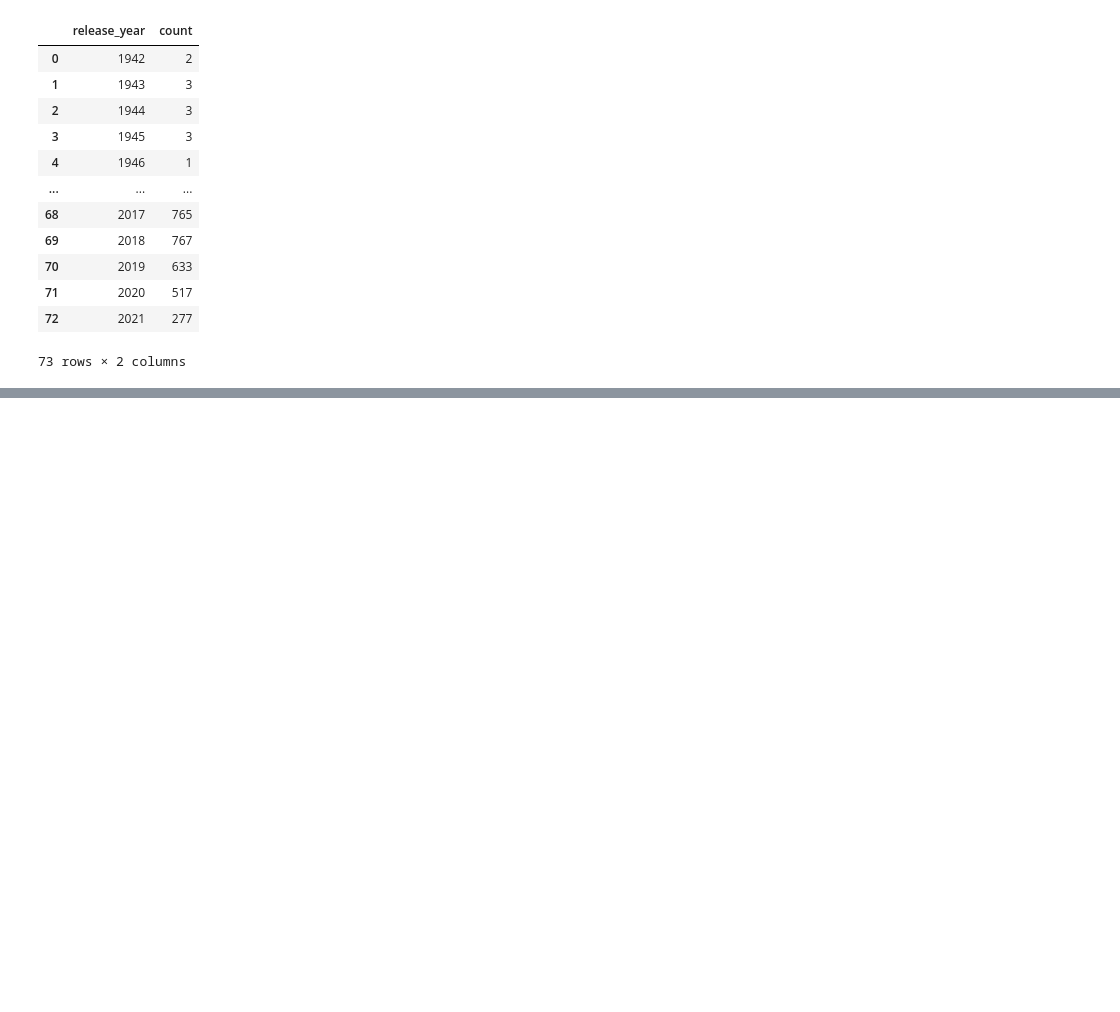
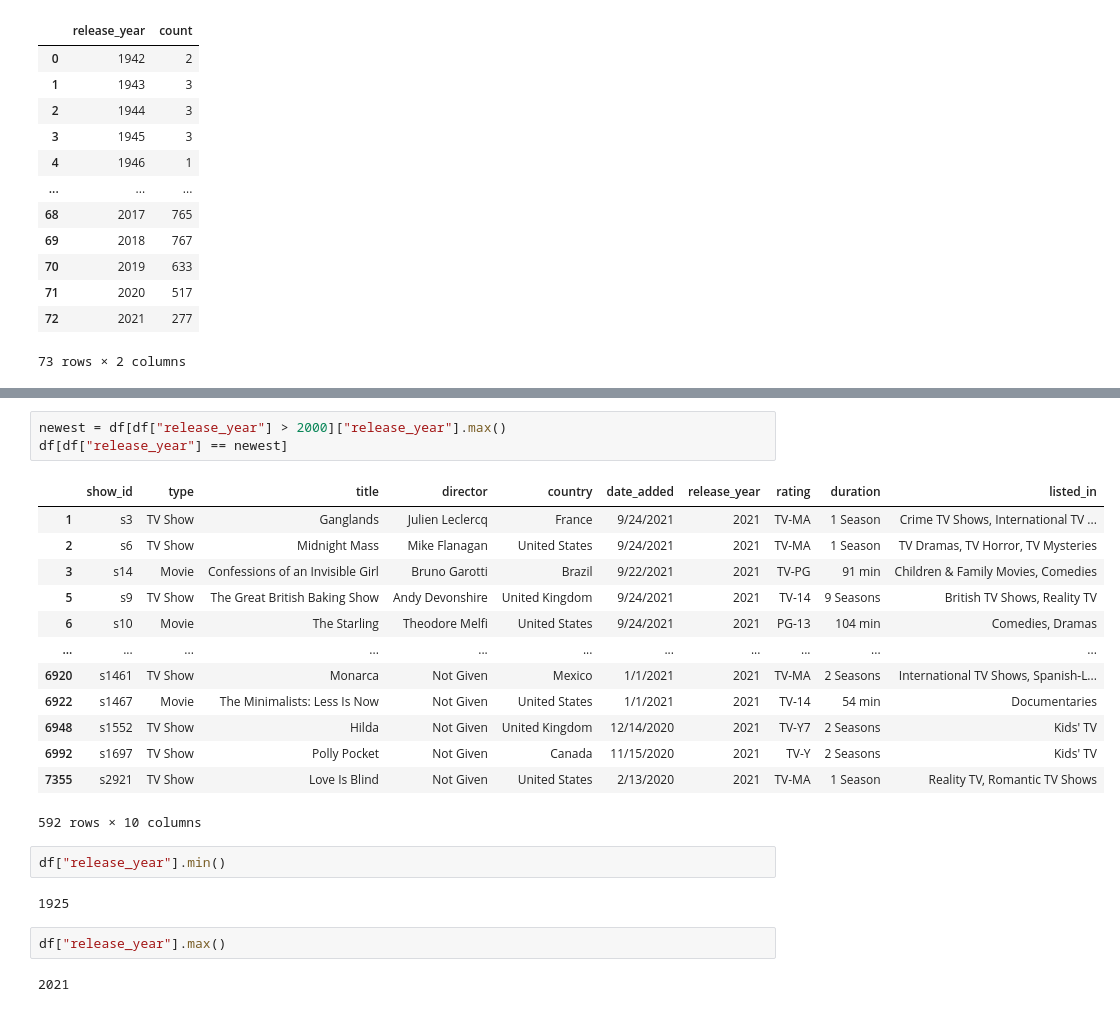
Before and after one commit to Gururaman02/data--analyst-journey, a Jupyter notebook: netflix/analysis.ipynb, the cells around one changed output, grey strips where cells are left out. Saved outputs shown, nothing was run; the diff lists cells and outputs as text; blank space fills up the shorter version.

```diff
--- a/netflix/analysis.ipynb
+++ b/netflix/analysis.ipynb
@@ -307,0 +360,25 @@ movies.groupby('release_year').size().reset_index(name='count')
+# %%
+newest = df[df["release_year"] > 2000]["release_year"].max()
+df[df["release_year"] == newest]
+# %% [output]
+|  | show_id | type | title | director | country | date_added | release_year | rating | duration | listed_in |
+| 1 | s3 | TV Show | Ganglands | Julien Leclercq | France | 9/24/2021 | 2021 | TV-MA | 1 Season | Crime TV Shows, International TV ... |
+| 2 | s6 | TV Show | Midnight Mass | Mike Flanagan | United States | 9/24/2021 | 2021 | TV-MA | 1 Season | TV Dramas, TV Horror, TV Mysteries |
+| 3 | s14 | Movie | Confessions of an Invisible Girl | Bruno Garotti | Brazil | 9/22/2021 | 2021 | TV-PG | 91 min | Children & Family Movies, Comedies |
+| 5 | s9 | TV Show | The Great British Baking Show | Andy Devonshire | United Kingdom | 9/24/2021 | 2021 | TV-14 | 9 Seasons | British TV Shows, Reality TV |
+| 6 | s10 | Movie | The Starling | Theodore Melfi | United States | 9/24/2021 | 2021 | PG-13 | 104 min | Comedies, Dramas |
+| ... | ... | ... | ... | ... | ... | ... | ... | ... | ... | ... |
+| 6920 | s1461 | TV Show | Monarca | Not Given | Mexico | 1/1/2021 | 2021 | TV-MA | 2 Seasons | International TV Shows, Spanish-L... |
+| 6922 | s1467 | Movie | The Minimalists: Less Is Now | Not Given | United States | 1/1/2021 | 2021 | TV-14 | 54 min | Documentaries |
+| 6948 | s1552 | TV Show | Hilda | Not Given | United Kingdom | 12/14/2020 | 2021 | TV-Y7 | 2 Seasons | Kids' TV |
+| 6992 | s1697 | TV Show | Polly Pocket | Not Given | Canada | 11/15/2020 | 2021 | TV-Y | 2 Seasons | Kids' TV |
+| 7355 | s2921 | TV Show | Love Is Blind | Not Given | United States | 2/13/2020 | 2021 | TV-MA | 1 Season | Reality TV, Romantic TV Shows |
+592 rows × 10 columns
+# %%
+df["release_year"].min()
+# %% [output]
+1925
+# %%
+df["release_year"].max()
+# %% [output]
+2021
```
Also changed, not shown: parts of 7 cells of this notebook, 1 other file.
